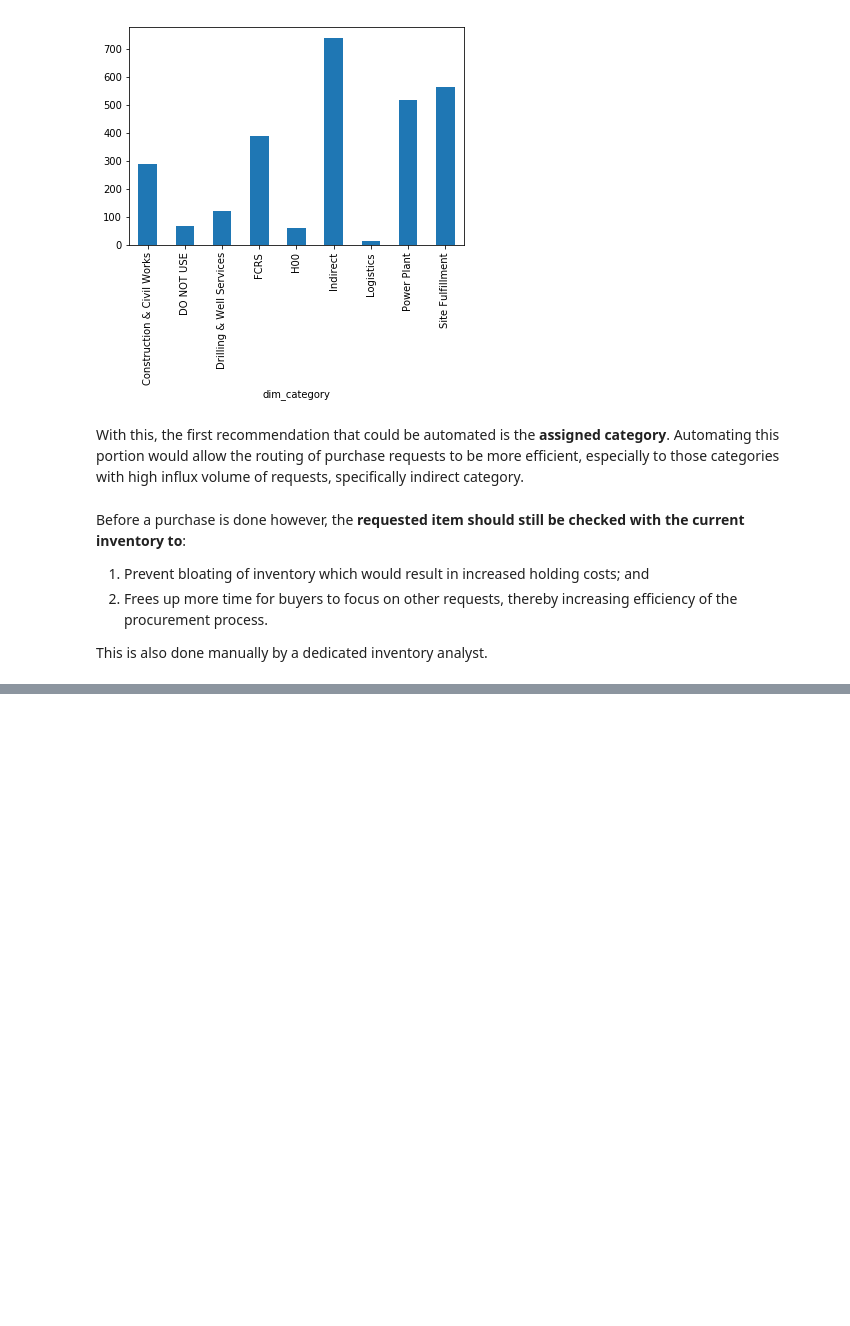
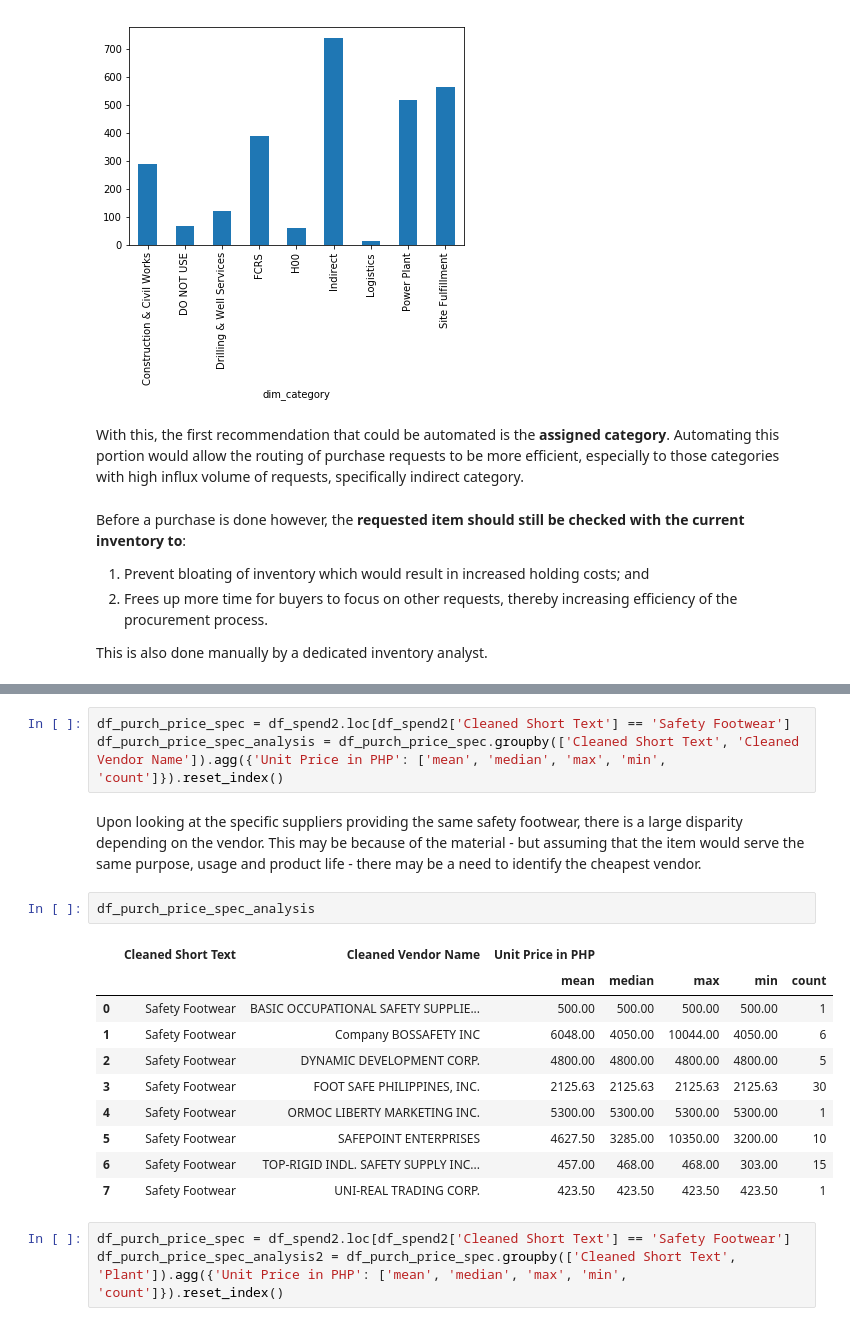
Before and after one commit to kesadilya/eskwelabs_assignments, a Jupyter notebook: Capstone_Project_Automation_of_Procurement_Decisions.ipynb, the cells around one changed output, grey strips where cells are left out. Drawn from its saved outputs; the diff is of its cells as text; blank space fills up the shorter version.

```diff
--- a/Capstone_Project_Automation_of_Procurement_Decisions.ipynb
+++ b/Capstone_Project_Automation_of_Procurement_Decisions.ipynb
@@ -112,0 +148,21 @@ This is also done manually by a dedicated inventory analyst.
+# %%
+df_purch_price_spec = df_spend2.loc[df_spend2['Cleaned Short Text'] == 'Safety Footwear']
+df_purch_price_spec_analysis = df_purch_price_spec.groupby(['Cleaned Short Text', 'Cleaned Vendor Name']).agg({'Unit Price in PHP': ['mean', 'median', 'max', 'min', 'count']}).reset_index()
+# %% [markdown]
+Upon looking at the specific suppliers providing the same safety footwear, there is a large disparity depending on the vendor. This may be because of the material - but assuming that the item would serve the same purpose, usage and product life - there may be a need to identify the cheapest vendor.
+# %%
+df_purch_price_spec_analysis
+# %% [output]
+|  | Cleaned Short Text | Cleaned Vendor Name | Unit Price in PHP |  |  |  |  |
+|  |  |  | mean | median | max | min | count |
+| 0 | Safety Footwear | BASIC OCCUPATIONAL SAFETY SUPPLIE... | 500.00 | 500.00 | 500.00 | 500.00 | 1 |
+| 1 | Safety Footwear | Company BOSSAFETY INC | 6048.00 | 4050.00 | 10044.00 | 4050.00 | 6 |
+| 2 | Safety Footwear | DYNAMIC DEVELOPMENT CORP. | 4800.00 | 4800.00 | 4800.00 | 4800.00 | 5 |
+| 3 | Safety Footwear | FOOT SAFE PHILIPPINES, INC. | 2125.63 | 2125.63 | 2125.63 | 2125.63 | 30 |
+| 4 | Safety Footwear | ORMOC LIBERTY MARKETING INC. | 5300.00 | 5300.00 | 5300.00 | 5300.00 | 1 |
+| 5 | Safety Footwear | SAFEPOINT ENTERPRISES | 4627.50 | 3285.00 | 10350.00 | 3200.00 | 10 |
+| 6 | Safety Footwear | TOP-RIGID INDL. SAFETY SUPPLY INC... | 457.00 | 468.00 | 468.00 | 303.00 | 15 |
+| 7 | Safety Footwear | UNI-REAL TRADING CORP. | 423.50 | 423.50 | 423.50 | 423.50 | 1 |
+# %%
+df_purch_price_spec = df_spend2.loc[df_spend2['Cleaned Short Text'] == 'Safety Footwear']
+df_purch_price_spec_analysis2 = df_purch_price_spec.groupby(['Cleaned Short Text', 'Plant']).agg({'Unit Price in PHP': ['mean', 'median', 'max', 'min', 'count']}).reset_index()
```
Also changed, not shown: parts of 8 cells of this notebook.
